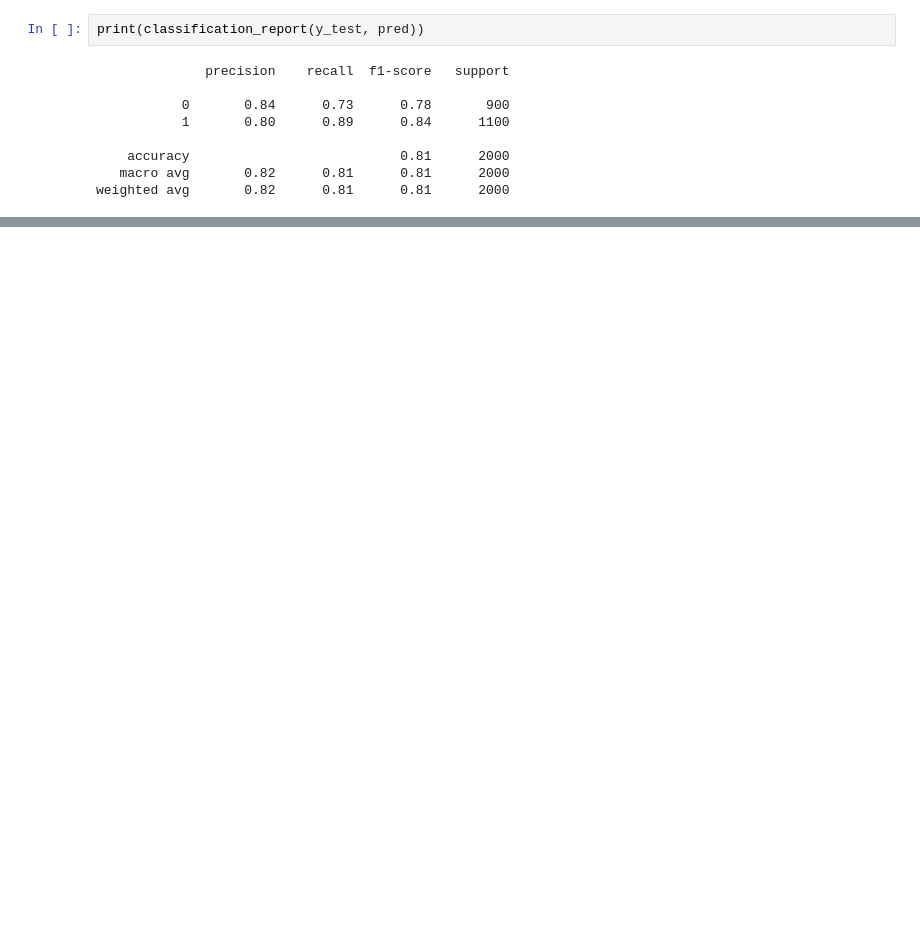
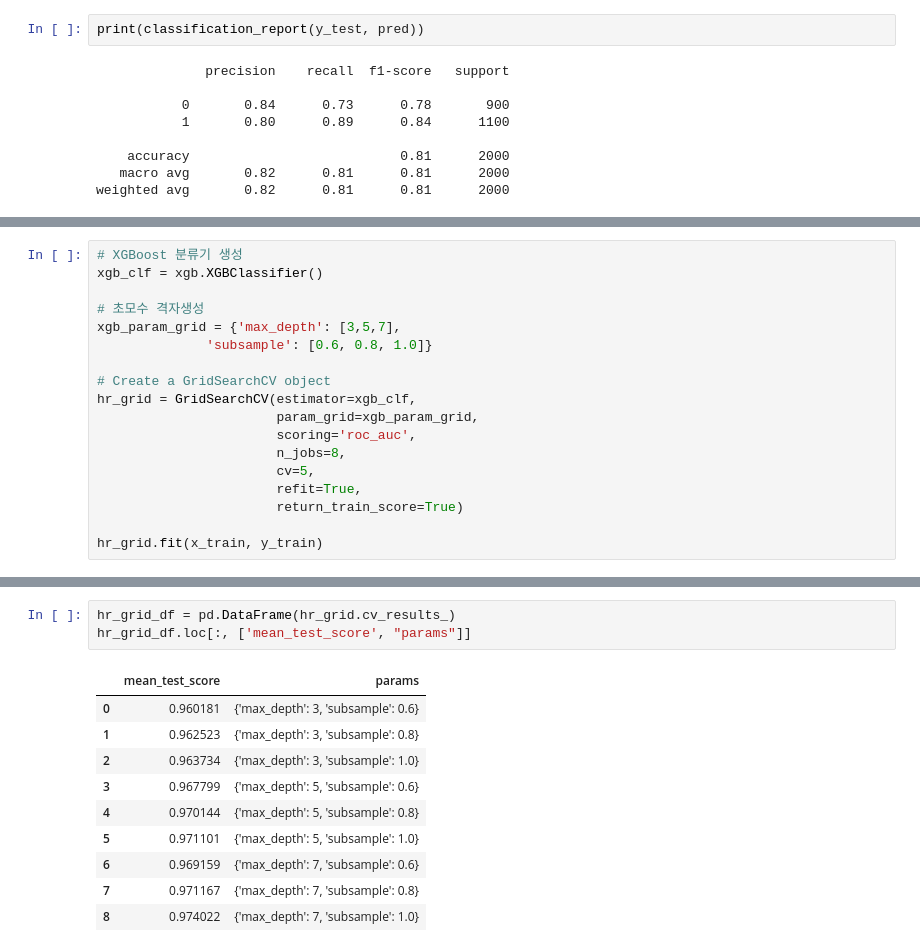
Before and after one commit to Hoseo-IELab/Hoseo_AI_Competition, a Jupyter notebook: Acc100_DataAnalysis.ipynb, the cells around one changed output, grey strips where cells are left out. Cells and saved outputs as stored; diff of their text form; blank space fills up the shorter version.

```diff
--- a/Acc100_DataAnalysis.ipynb
+++ b/Acc100_DataAnalysis.ipynb
@@ -258,3 +274,21 @@ xgb_df.head()
 | 2 | 7 | 0.9125 |
 | 3 | 9 | 0.9155 |
 | 4 | 10 | 0.9155 |
+# %%
+# XGBoost 분류기 생성
+xgb_clf = xgb.XGBClassifier()
+
+# 초모수 격자생성
+xgb_param_grid = {'max_depth': [3,5,7],
+              'subsample': [0.6, 0.8, 1.0]}
+
+# Create a GridSearchCV object
+hr_grid = GridSearchCV(estimator=xgb_clf,
+                       param_grid=xgb_param_grid,
+                       scoring='roc_auc',
+                       n_jobs=8,
+                       cv=5,
+                       refit=True,
+                       return_train_score=True)
+
+hr_grid.fit(x_train, y_train)
@@ -260,0 +316,14 @@ xgb_df.head()
+# %%
+hr_grid_df = pd.DataFrame(hr_grid.cv_results_)
+hr_grid_df.loc[:, ['mean_test_score', "params"]]
+# %% [output]
+|  | mean_test_score | params |
+| 0 | 0.960181 | {'max_depth': 3, 'subsample': 0.6} |
+| 1 | 0.962523 | {'max_depth': 3, 'subsample': 0.8} |
+| 2 | 0.963734 | {'max_depth': 3, 'subsample': 1.0} |
+| 3 | 0.967799 | {'max_depth': 5, 'subsample': 0.6} |
+| 4 | 0.970144 | {'max_depth': 5, 'subsample': 0.8} |
+| 5 | 0.971101 | {'max_depth': 5, 'subsample': 1.0} |
+| 6 | 0.969159 | {'max_depth': 7, 'subsample': 0.6} |
+| 7 | 0.971167 | {'max_depth': 7, 'subsample': 0.8} |
+| 8 | 0.974022 | {'max_depth': 7, 'subsample': 1.0} |
```
Also changed, not shown: parts of 9 cells of this notebook.
